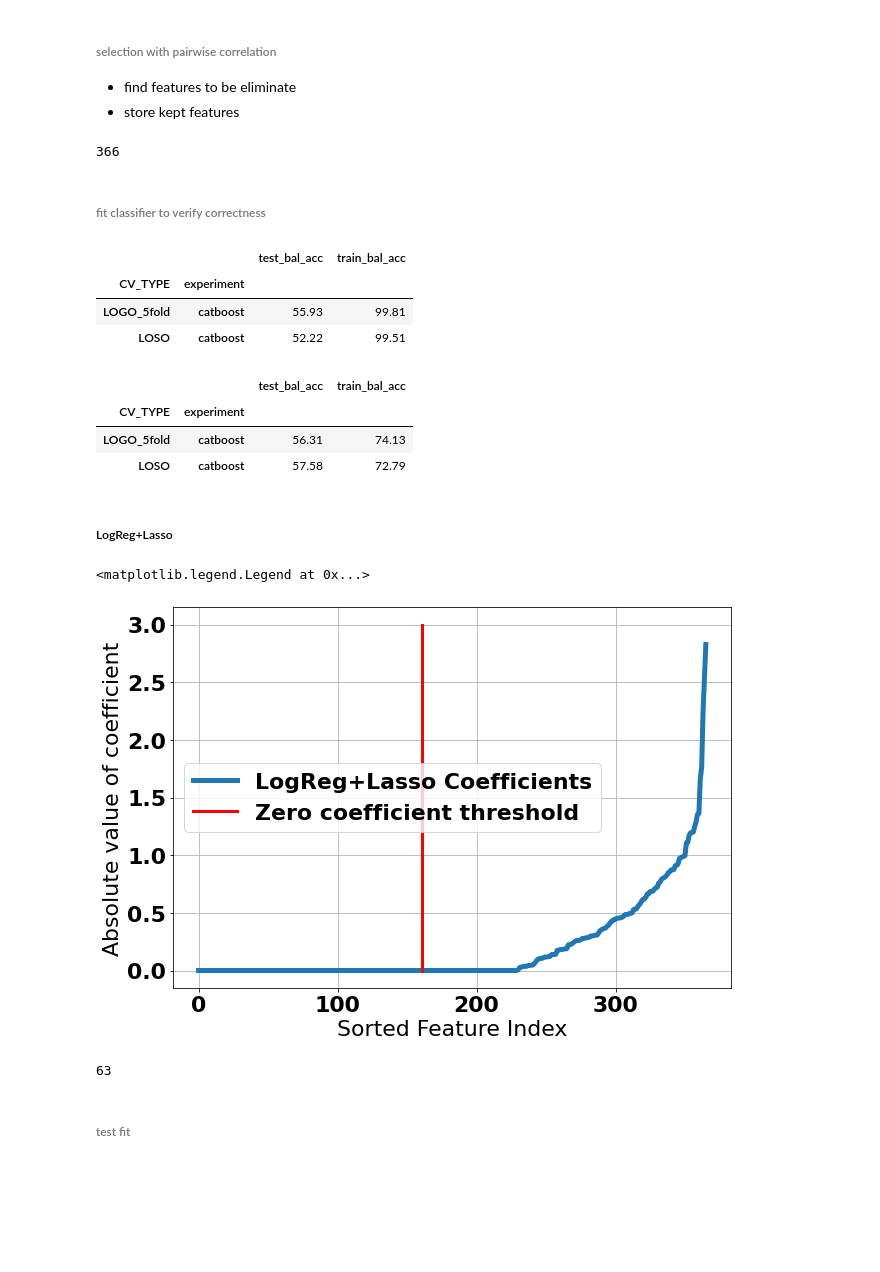
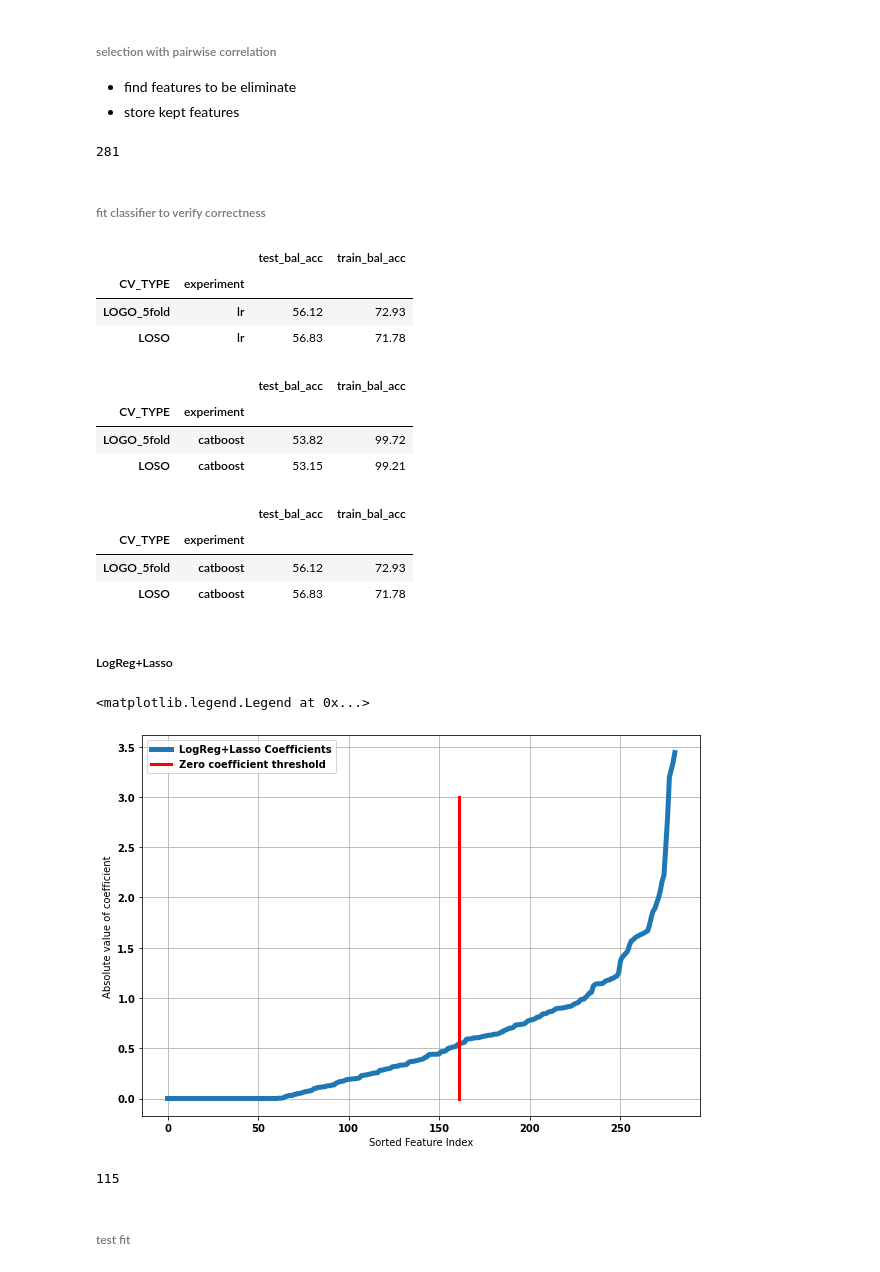
Before and after one commit to Jumabek/receptivity, a Jupyter notebook: analysis/Association Rule Mining.ipynb, the cells around one changed output. Drawn from its saved outputs; the diff is of its cells as text; code cells hidden in the pictures; blank space fills up the shorter version.

```diff
--- a/analysis/Association Rule Mining.ipynb
+++ b/analysis/Association Rule Mining.ipynb
@@ -560,2 +526,9 @@ dtype: float64
 # %% [markdown]
 ##### varience thresholding
+# %%
+STD_cutoff_threshold = agg_feature_percent_missing.std().sort_values().iloc[280]
+
+agg_feature_good_variance = agg_feature_percent_missing.iloc[
+    :,agg_feature_percent_missing.std().values>STD_cutoff_threshold
+]
+agg_feature_good_variance.shape, STD_cutoff_threshold
@@ -577,8 +576,4 @@ Text(200, 0.25, 'Cut off threshold')
 # %%
-STD_cutoff_threshold = agg_feature_percent_missing.std().sort_values().iloc[280]
-
-agg_feature_good_variance = agg_feature_percent_missing.iloc[:,agg_feature_percent_missing.std().values>STD_cutoff_threshold]
-agg_feature_good_variance.shape, STD_cutoff_threshold
 # %% [output]
 ((1580, 487), 0.042)
 # %% [markdown]
@@ -666,7 +657,7 @@ sns.heatmap(
 - find features to be eliminate
 - store kept features
 # %%
-PAIRWISE_CORR_THRESHOLD = 0.9
+PAIRWISE_CORR_THRESHOLD = 0.8
 D = Matrix.shape[0]
 eliminated_features = []
 
@@ -682,7 +673,7 @@ kept_features_after_pairwise_correlation = list(
 )
 len(kept_features_after_pairwise_correlation)
 # %% [output]
-366
+281
 # %% [markdown]
 ###### fit classifier to verify correctness
 # %%
@@ -691,6 +682,22 @@ data = pd.merge(
     impute(agg_feature_good_variance[kept_features_after_pairwise_correlation])
     ,left_index=True, right_index=True
 )
+# %%
+feature_selection={'status':False}
+use_ray = False
+
+measure_catboost = run_classification(
+    data.reset_index(),
+    use_ray=use_ray, feature_selection=feature_selection,
+    experiment_name='lr'
+    , classifier_name='lr'
+)
+measure_catboost.groupby(['CV_TYPE','experiment']).mean()
+# %% [output]
+|  |  | test_bal_acc | train_bal_acc |
+| CV_TYPE | experiment |  |  |
+| LOGO_5fold | lr | 56.12 | 72.93 |
+| LOSO | lr | 56.83 | 71.78 |
 # %%
 feature_selection={'status':False}
 use_ray = False
@@ -705,8 +712,8 @@ measure_catboost.groupby(['CV_TYPE','experiment']).mean()
 # %% [output]
 |  |  | test_bal_acc | train_bal_acc |
 | CV_TYPE | experiment |  |  |
-| LOGO_5fold | catboost | 55.93 | 99.81 |
-| LOSO | catboost | 52.22 | 99.51 |
+| LOGO_5fold | catboost | 53.82 | 99.72 |
+| LOSO | catboost | 53.15 | 99.21 |
 # %%
 feature_selection={'status':False}
 use_ray = False
@@ -721,37 +728,37 @@ measure_catboost.groupby(['CV_TYPE','experiment']).mean()
 # %% [output]
 |  |  | test_bal_acc | train_bal_acc |
 | CV_TYPE | experiment |  |  |
-| LOGO_5fold | catboost | 56.31 | 74.13 |
-| LOSO | catboost | 57.58 | 72.79 |
+| LOGO_5fold | catboost | 56.12 | 72.93 |
+| LOSO | catboost | 56.83 | 71.78 |
 # %% [markdown]
 ##### LogReg+Lasso
 # %%
 plt.figure(figsize=(10,7))
-clf = LogisticRegression(penalty='l1', solver='saga')
+clf = LogisticRegression(penalty='l1', solver='saga', C=3)
 clf.fit(
     data.drop(['receptivity'], axis=1)
     , data['receptivity']
 )
 plt.grid()
 plt.plot(np.sort(np.abs(clf.coef_[0])), linewidth=5,
     label = 'LogReg+Lasso Coefficients'
 )
 plt.xlabel('Sorted Feature Index')
 plt.ylabel("Absolute value of coefficient")
 
 plt.plot(
     [161,161],[0,3], color='red', linewidth=3
     , label='Zero coefficient threshold'
 )
 plt.legend()
 # %% [output]
 <matplotlib.legend.Legend at 0x...>
-[figure, old version]
+[figure, new version]
 # %%
 lasso_features = np.array(kept_features_after_pairwise_correlation)[clf.coef_[0]>0]
 len(lasso_features)
 # %% [output]
-63
+115
 # %% [markdown]
 ###### test fit
 # %%
```
Also changed, not shown: parts of 18 cells of this notebook, 1 other file.
